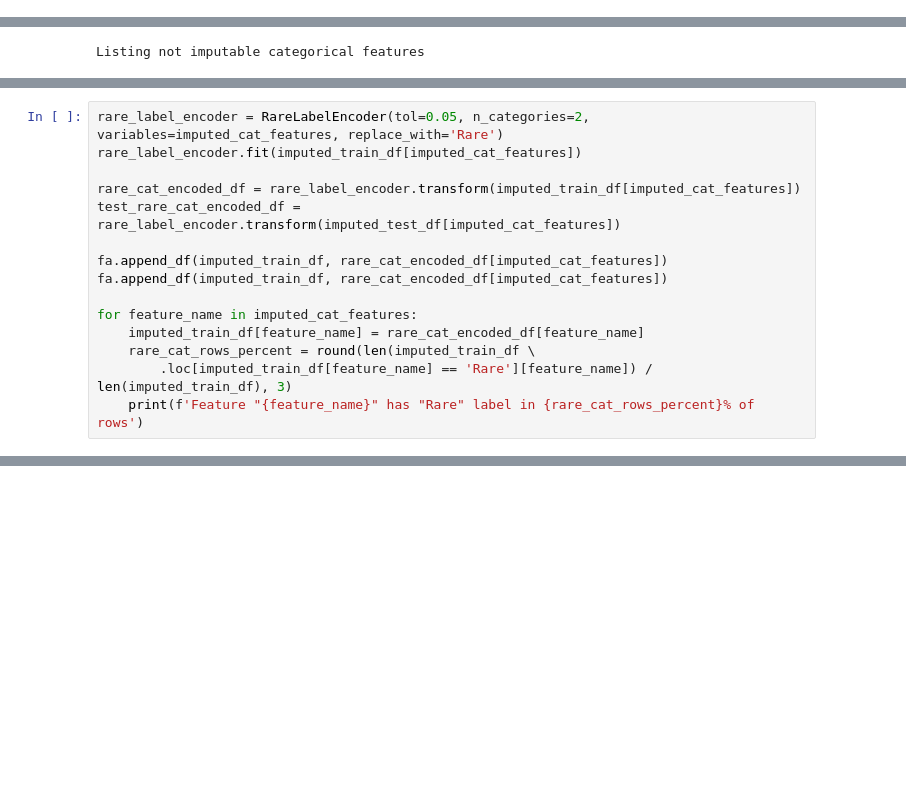
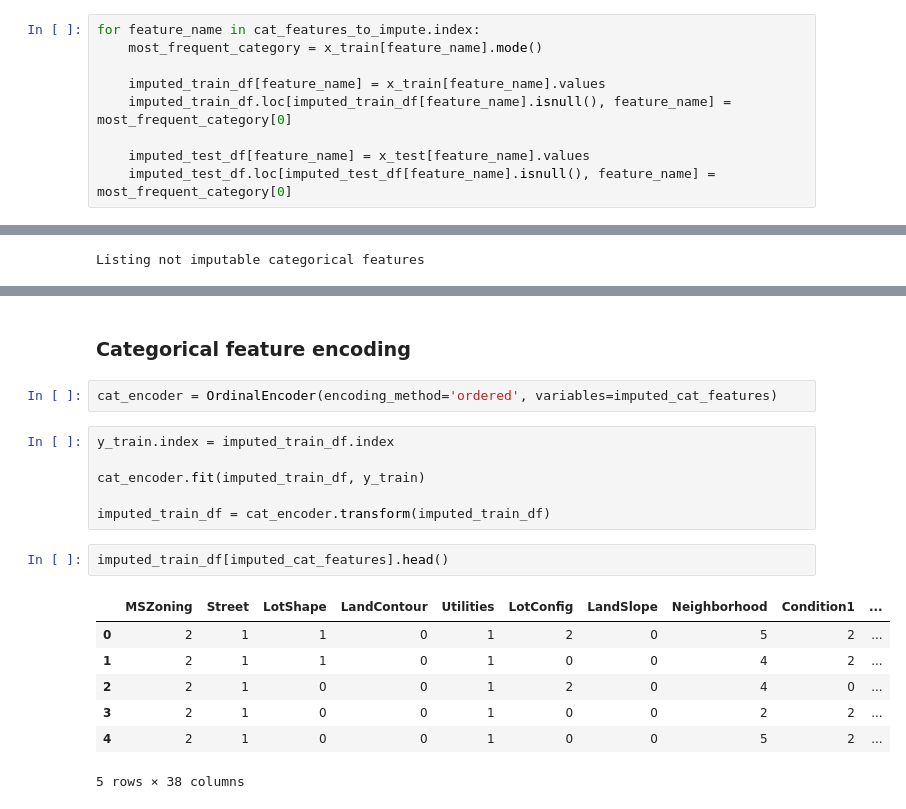
Before and after one commit to iliya1984/DevML, a Jupyter notebook: House Prices/house_prices_feature_analysis.ipynb, the cells around one changed output, grey strips where cells are left out. Saved outputs shown, nothing was run; the diff lists cells and outputs as text; blank space fills up the shorter version.

Commit message:
Added categorical feature encoding

```diff
--- a/House Prices/house_prices_feature_analysis.ipynb
+++ b/House Prices/house_prices_feature_analysis.ipynb
@@ -333,0 +325,9 @@ for feature_name in cat_features_to_impute.index:
+# %%
+for feature_name in cat_features_to_impute.index:
+    most_frequent_category = x_train[feature_name].mode()
+
+    imputed_train_df[feature_name] = x_train[feature_name].values
+    imputed_train_df.loc[imputed_train_df[feature_name].isnull(), feature_name] = most_frequent_category[0]
+
+    imputed_test_df[feature_name] = x_test[feature_name].values
+    imputed_test_df.loc[imputed_test_df[feature_name].isnull(), feature_name] = most_frequent_category[0]
@@ -418,15 +353,0 @@ Feature "SaleCondition" has 4 rare categories and 7 NON rare
-# %%
-rare_label_encoder = RareLabelEncoder(tol=0.05, n_categories=2, variables=imputed_cat_features, replace_with='Rare')
-rare_label_encoder.fit(imputed_train_df[imputed_cat_features])
-
-rare_cat_encoded_df = rare_label_encoder.transform(imputed_train_df[imputed_cat_features])
-test_rare_cat_encoded_df = rare_label_encoder.transform(imputed_test_df[imputed_cat_features])
-
-fa.append_df(imputed_train_df, rare_cat_encoded_df[imputed_cat_features])
-fa.append_df(imputed_train_df, rare_cat_encoded_df[imputed_cat_features])
-
-for feature_name in imputed_cat_features:
-    imputed_train_df[feature_name] = rare_cat_encoded_df[feature_name]
-    rare_cat_rows_percent = round(len(imputed_train_df \
-        .loc[imputed_train_df[feature_name] == 'Rare'][feature_name]) / len(imputed_train_df), 3)
-    print(f'Feature "{feature_name}" has "Rare" label in {rare_cat_rows_percent}% of rows')
@@ -450,0 +452,20 @@ Feature "SaleCondition" has "Rare" label in 0.051% of rows
+# %% [markdown]
+### Categorical feature encoding
+# %%
+cat_encoder = OrdinalEncoder(encoding_method='ordered', variables=imputed_cat_features)
+# %%
+y_train.index = imputed_train_df.index
+
+cat_encoder.fit(imputed_train_df, y_train)
+
+imputed_train_df = cat_encoder.transform(imputed_train_df)
+# %%
+imputed_train_df[imputed_cat_features].head()
+# %% [output]
+|  | MSZoning | Street | LotShape | LandContour | Utilities | LotConfig | LandSlope | Neighborhood | Condition1 | ... |
+| 0 | 2 | 1 | 1 | 0 | 1 | 2 | 0 | 5 | 2 | ... |
+| 1 | 2 | 1 | 1 | 0 | 1 | 0 | 0 | 4 | 2 | ... |
+| 2 | 2 | 1 | 0 | 0 | 1 | 2 | 0 | 4 | 0 | ... |
+| 3 | 2 | 1 | 0 | 0 | 1 | 0 | 0 | 2 | 2 | ... |
+| 4 | 2 | 1 | 0 | 0 | 1 | 0 | 0 | 5 | 2 | ... |
+5 rows × 38 columns
```
Also changed, not shown: parts of 35 cells of this notebook.
